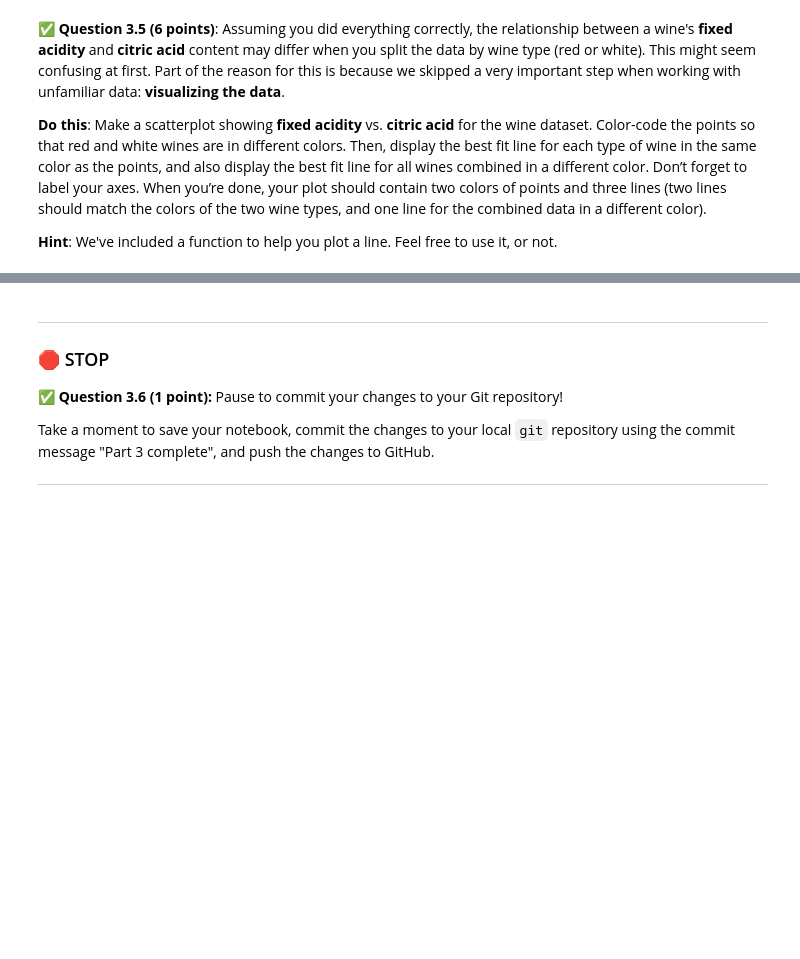
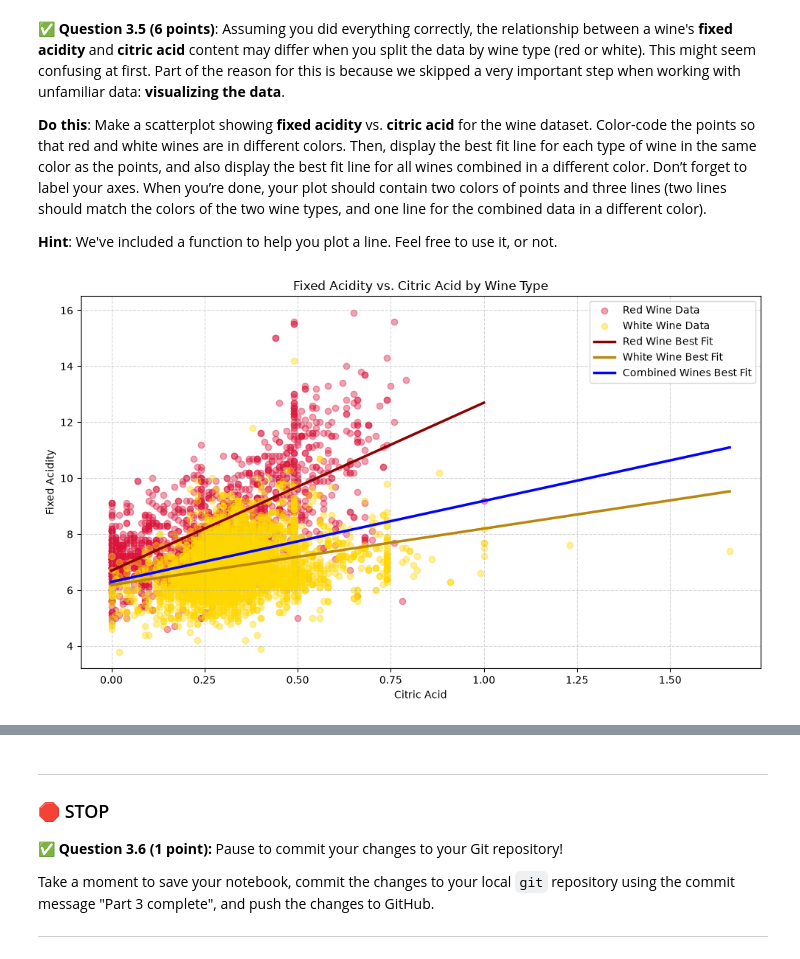
Before and after one commit to camkorson/CMSE202-f26-turnin, a Jupyter notebook: hw-03/HW03-Regression-STUDENT.ipynb, the cells around one changed output, grey strips where cells are left out. Cells and saved outputs as stored; diff of their text form; code cells hidden in the pictures; blank space fills up the shorter version.

```diff
--- a/hw-03/HW03-Regression-STUDENT.ipynb
+++ b/hw-03/HW03-Regression-STUDENT.ipynb
@@ -381,4 +412,9 @@ This regression analysis can reveal subtle patterns in acidity management, helpi
 
 &#9989; **Question 3.3.1 (2 points)**: Using the `OLS` method in `statsmodels`, perform a linear regression to predict the **fixed acidity** of red wine samples using **citric acid** as the predictor, and display the results summary.
 # %%
-# Put your code here
+# Red wine OLS regression: fixed acidity ~ citric acid
+X_red = sm.add_constant(red_wine['citric acid'])
+y_red = red_wine['fixed acidity']
+
+red_model = sm.OLS(y_red, X_red).fit()
+print(red_model.summary())
@@ -390,4 +444,9 @@ This regression analysis can reveal subtle patterns in acidity management, helpi
 
 &#9989; **Question 3.3.2 (2 points)**: Using the `OLS` method in `statsmodels`, perform a linear regression to predict the **fixed acidity** of white wine samples using **citric acid** as the predictor, and display the results summary.
 # %%
-# Put your code here
+# White wine OLS regression: fixed acidity ~ citric acid
+X_white = sm.add_constant(white_wine['citric acid'])
+y_white = white_wine['fixed acidity']
+
+white_model = sm.OLS(y_white, X_white).fit()
+print(white_model.summary())
@@ -420,12 +503,66 @@ This regression analysis can reveal subtle patterns in acidity management, helpi
 # %%
 # Put your code here
 
 import matplotlib.pyplot as plt
 import numpy as np
 def plot_line(slope, intercept, xmin, xmax, color):
     xline = np.array([xmin,xmax])
     yline = slope*xline+intercept
     plt.plot(xline,yline,color)
+
+import matplotlib.pyplot as plt
+import numpy as np
+
+def plot_line(slope, intercept, xmin, xmax, color, label=None):
+    xline = np.array([xmin, xmax])
+    yline = slope * xline + intercept
+    plt.plot(xline, yline, color=color, linewidth=2.5, label=label)
+
+plt.figure(figsize=(10, 6))
+
+# Scatter plots for red and white wine
+plt.scatter(red_wine['citric acid'], red_wine['fixed acidity'], color='crimson', alpha=0.4, label='Red Wine Data')
+plt.scatter(white_wine['citric acid'], white_wine['fixed acidity'], color='gold', alpha=0.4, label='White Wine Data')
+
+# Best-fit line for Red Wine (matching red color)
+plot_line(
+    red_model.params['citric acid'],
+    red_model.params['const'],
+    red_wine['citric acid'].min(),
+    red_wine['citric acid'].max(),
+    'darkred',
+    label='Red Wine Best Fit'
+)
+
+# Best-fit line for White Wine (matching yellow/gold color)
+plot_line(
+    white_model.params['citric acid'],
+    white_model.params['const'],
+    white_wine['citric acid'].min(),
+    white_wine['citric acid'].max(),
+    'darkgoldenrod',
+    label='White Wine Best Fit'
+)
+
+# Best-fit line for Combined Wines (different color: blue)
+plot_line(
+    model.params['citric acid'],
+    model.params['const'],
+    wine_df['citric acid'].min(),
+    wine_df['citric acid'].max(),
+    'blue',
+    label='Combined Wines Best Fit'
+)
+
+plt.xlabel('Citric Acid')
+plt.ylabel('Fixed Acidity')
+plt.title('Fixed Acidity vs. Citric Acid by Wine Type')
+plt.legend()
+plt.grid(True, linestyle='--', alpha=0.5)
+plt.tight_layout()
+plt.show()
+# %% [output]
+[figure, added]
 # %% [markdown]
 <!-- END QUESTION -->
 <!-- DO NOT MODIFY OR DELETE THIS CELL. Make sure your solution to the question above is in the cell(s) above this one. -->
```
Also changed, not shown: parts of 5 cells of this notebook.
